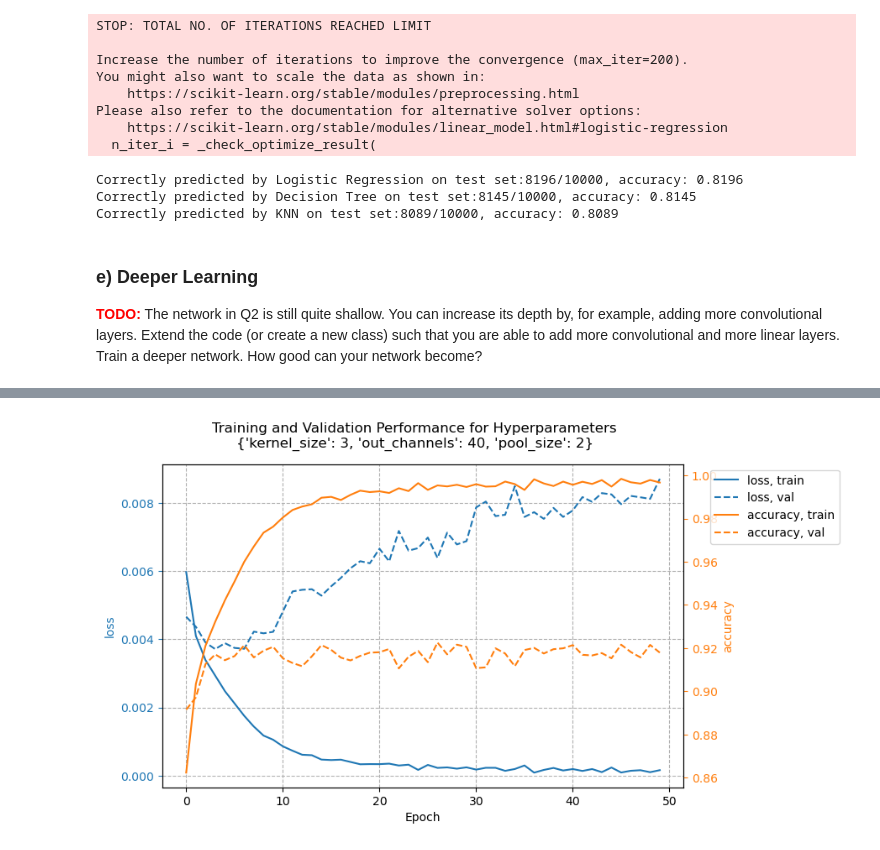
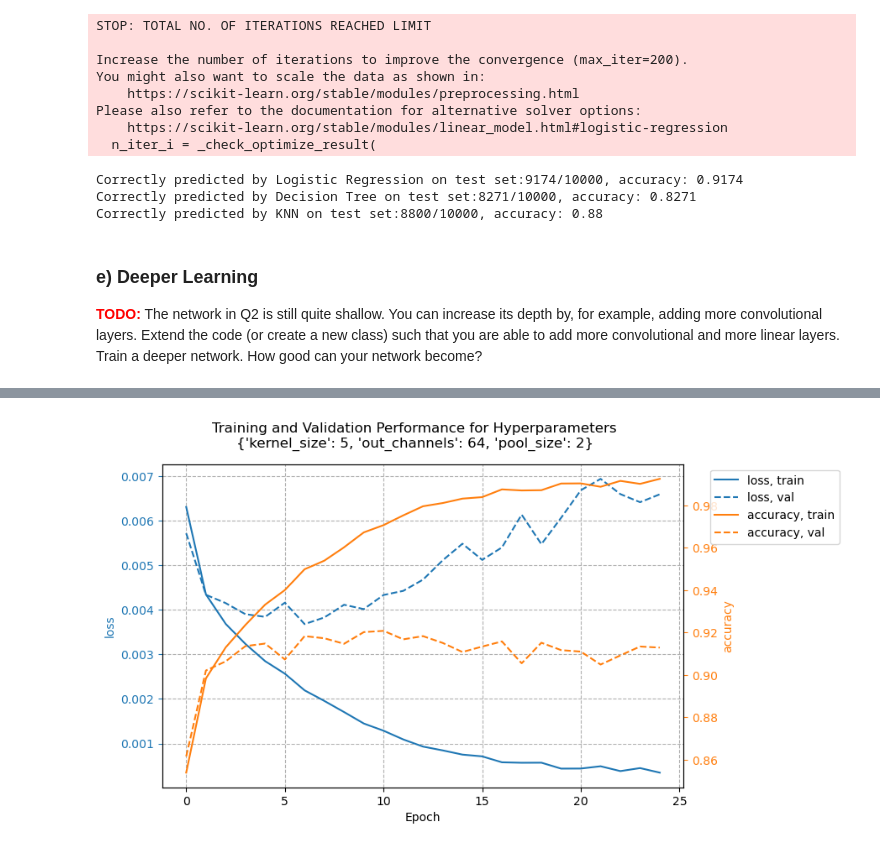
Before and after one commit to YxesRatep/HLCV, a Jupyter notebook: A02/A02_Workbook.ipynb, the cells around one changed output, grey strips where cells are left out. Drawn from its saved outputs; the diff is of its cells as text; code cells hidden in the pictures.

```diff
--- a/A02/A02_Workbook.ipynb
+++ b/A02/A02_Workbook.ipynb
@@ -589,8 +615,8 @@ You can use function `plot_perf` to plot your measurements and `save_state` to s
 
 <font color='red'>**TODO:**</font> Find a combination of hyperparameters that works well for your network. Report the hyperparameters you tried with their corresponding training and validation measures in a table in your report.
 # %%
-def train(best_loss, hyperparams=None, epochs=100):
-    network.reset_parameters()
+def train(network_train, hyperparams=None, epochs=100):
+    network_train.reset_parameters()
 
     train_losses = []
     val_losses = []
@@ -617,7 +643,7 @@ def train(best_loss, hyperparams=None, epochs=100):
                 y = y.cuda()
 
             # predict class logits for each image in the batch
-            y_pred, x_feat = network(x)
+            y_pred, _ = network_train(x)
             # compute the loss
             L = loss(y_pred, y)
             # compute gradients
@@ -646,7 +672,7 @@ def train(best_loss, hyperparams=None, epochs=100):
                     x = x.cuda()
                     y = y.cuda()
 
-                y_pred, x_feat = network(x)
+                y_pred, _ = network_train(x)
                 L = loss(y_pred, y)
                 val_loss += L.item()
 
@@ -688,7 +714,7 @@ def train(best_loss, hyperparams=None, epochs=100):
         if best_loss_train > val_loss:
             best_loss_train = val_loss
             best_state = {
-                "model": copy.deepcopy(network.state_dict()),
+                "model": copy.deepcopy(network_train.state_dict()),
                 "opt":   copy.deepcopy(optimizer.state_dict())
             }
             measures = {
@@ -727,7 +753,7 @@ for kernel_size in [3, 5, 7]:
             optimizer = torch.optim.Adam(network.parameters())
             loss = torch.nn.CrossEntropyLoss()
 
-            val_loss, best_state, measures = train(best_loss, hyperparams=hyperparams)
+            val_loss, best_state, measures = train(network, hyperparams=hyperparams)
 
             network.load_state_dict(best_state["model"])
             optimizer.load_state_dict(best_state["opt"])
@@ -868,17 +894,10 @@ Please also refer to the documentation for alternative solver options:
 print(f"Correctly predicted by Logistic Regression on test set:{pred_test_log}/{len(X_test)}, accuracy: {pred_test_log/len(X_test)}")
 print(f"Correctly predicted by Decision Tree on test set:{pred_test_tree}/{len(X_test)}, accuracy: {pred_test_tree/len(X_test)}")
 print(f"Correctly predicted by KNN on test set:{pred_test_KNN}/{len(X_test)}, accuracy: {pred_test_KNN/len(X_test)}")
-
-'''
-Shallow representation, only one nonlinear laayer.
-Loss of spatial structure because of avg pooling and then flattening.
-limited receptive field.
-CNN kernels are trained for itself and its linear layer not for the other models, so those the representation of the features may not be good for the other models.
-'''
 # %% [output]
-Correctly predicted by Logistic Regression on test set:8196/10000, accuracy: 0.8196
-Correctly predicted by Decision Tree on test set:8145/10000, accuracy: 0.8145
-Correctly predicted by KNN on test set:8089/10000, accuracy: 0.8089
+Correctly predicted by Logistic Regression on test set:9174/10000, accuracy: 0.9174
+Correctly predicted by Decision Tree on test set:8271/10000, accuracy: 0.8271
+Correctly predicted by KNN on test set:8800/10000, accuracy: 0.88
 # %% [markdown]
 ### e) Deeper Learning
 <font color='red'>**TODO:**</font> The network in Q2 is still quite shallow. You can increase its depth by, for example, adding more convolutional layers. Extend the code (or create a new class) such that you are able to add more convolutional and more linear layers. Train a deeper network. How good can your network become?
@@ -997,33 +1027,33 @@ class DeepCNN(nn.Module):
             if isinstance(m, (nn.Conv2d, nn.Linear, nn.BatchNorm2d)):
                 m.reset_parameters()
 # %%
-network = DeepCNN(kernel_size=5,channels=(25, 50, 100)) # first try 3 layers 16, 32, 64 overfit to training
+networkDeep = DeepCNN(kernel_size=5,channels=(16, 32, 64)) # first try 3 layers 16, 32, 64 overfit to training
 
-DeepCNN_loss = float("inf")
+DeepCNN_loss = float("inf") # saved it in case i use it later for the hyperparameter loop but i decided to try out different hyperparameters
 
 hyperparams = {
-    "kernel_size": 3,
-    "out_channels": 40,
-    "pool_size": 2
+    "kernel_size": networkDeep.kernel_size,
+    "out_channels": networkDeep.out_channel,
+    "pool_size": networkDeep.pool_size
 }
 
 # move to GPU if GPU is available
 if use_gpu and torch.cuda.is_available():
-    network = network.cuda()
+    networkDeep = networkDeep.cuda()
 
-print(network)
+print(networkDeep)
 print()
-print("\n".join([f"{name}: {p.shape} -> {p.numel()} parameters" for name, p in network.named_parameters()]))
+print("\n".join([f"{name}: {p.shape} -> {p.numel()} parameters" for name, p in networkDeep.named_parameters()]))
 print()
-print(f"Total number of parameters: {sum([p.shape.numel() for p in network.parameters()])}")
+print(f"Total number of parameters: {sum([p.shape.numel() for p in networkDeep.parameters()])}")
 
-optimizer = torch.optim.Adam(network.parameters())
+optimizer = torch.optim.Adam(networkDeep.parameters())
 loss = torch.nn.CrossEntropyLoss()
 
-DeepCNN_loss, best_state, measures = train(DeepCNN_loss, hyperparams=hyperparams, epochs=50)
+DeepCNN_loss, best_state, measures = train(networkDeep, hyperparams=hyperparams, epochs=25)
 
-network.load_state_dict(best_state["model"])
+networkDeep.load_state_dict(best_state["model"])
 optimizer.load_state_dict(best_state["opt"])
 
-save_state_deepCNN(network=network, optimizer=optimizer, name="DeepCNN_5x5_25_50_100", measures=measures)
+save_state_deepCNN(network=networkDeep, optimizer=optimizer, name="DeepCNN_5x5_32_64", measures=measures)
 # %% [output]
@@ -1032,3 +1062,3 @@ save_state_deepCNN(network=network, optimizer=optimizer, name="DeepCNN_5x5_25_50
-[figure, old version]
+[figure, new version]
 # %%
 # Testing network performance
```
Also changed, not shown: parts of 11 cells of this notebook, 11 other files.
